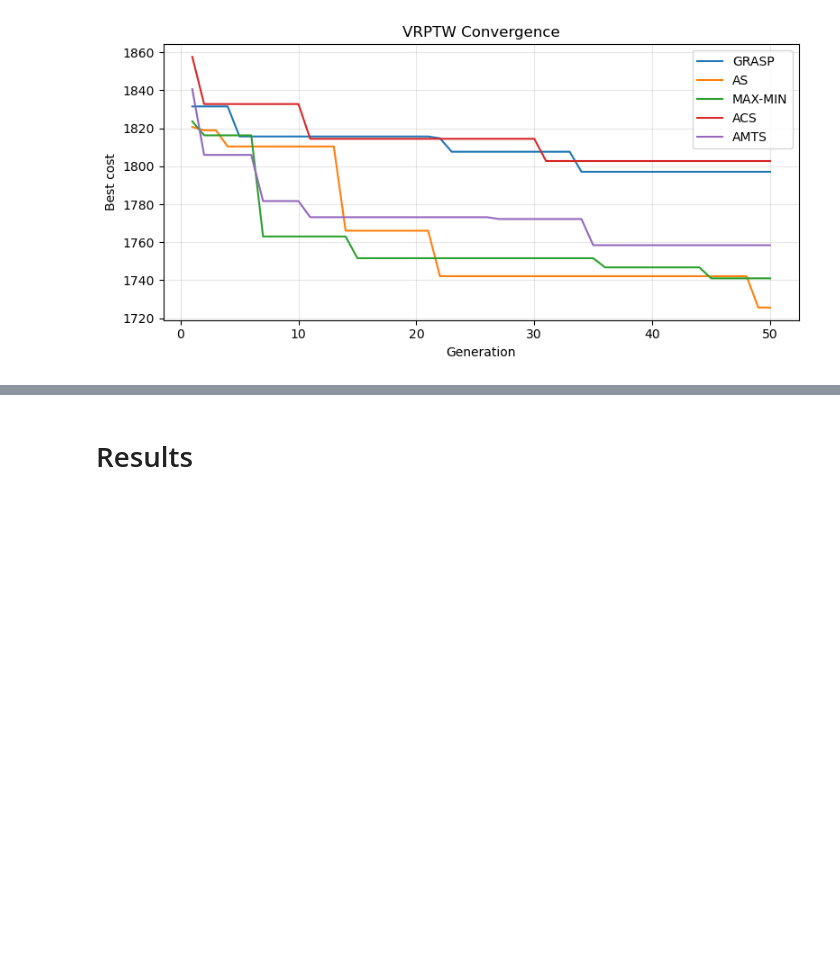
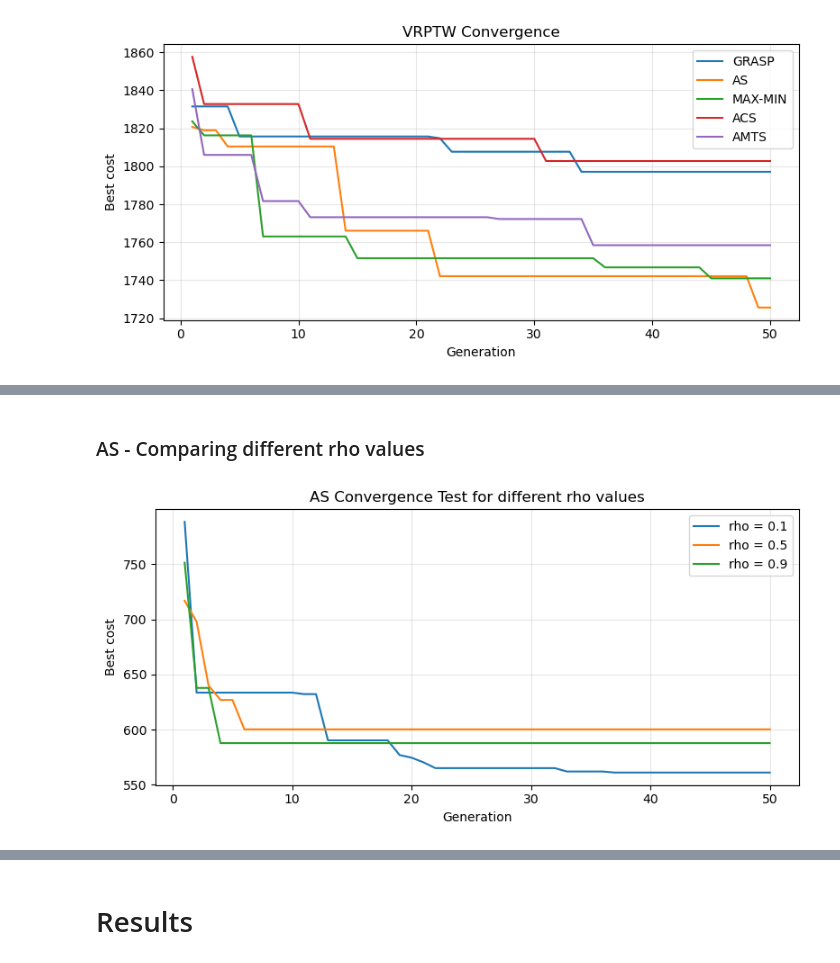
Before and after one commit to giustacchini/iops-aco, a Jupyter notebook: iops-aco-giustacchini-kutny.ipynb, the cells around one changed output, grey strips where cells are left out. Saved outputs shown, nothing was run; the diff lists cells and outputs as text; code cells hidden in the pictures; blank space fills up the shorter version.

```diff
--- a/iops-aco-giustacchini-kutny.ipynb
+++ b/iops-aco-giustacchini-kutny.ipynb
@@ -1337,0 +1439,18 @@ plot_convergence({"GRASP": vrptw_history, "AS": as_vrptw_history, "MAX-MIN": mm_
+# %% [markdown]
+### AS - Comparing different rho values
+# %%
+ant_system_r0p1 = AntSystem(n_ants=20, alpha=2.2, beta=2.2, rho=0.1, criteria=[MaxGenerations(50)])
+ant_system_r0p5 = AntSystem(n_ants=20, alpha=2.2, beta=2.2, rho=0.5, criteria=[MaxGenerations(50)])
+ant_system_r0p9 = AntSystem(n_ants=20, alpha=2.2, beta=2.2, rho=0.9, criteria=[MaxGenerations(50)])
+
+_, _, as_r0p1_cvrp_history = ant_system_r0p1.solve(cvrp_data)
+_, _, as_r0p5_cvrp_history = ant_system_r0p5.solve(cvrp_data)
+_, _, as_r0p9_cvrp_history = ant_system_r0p9.solve(cvrp_data)
+
+plot_convergence({
+    "rho = 0.1": as_r0p1_cvrp_history,
+    "rho = 0.5": as_r0p5_cvrp_history,
+    "rho = 0.9": as_r0p9_cvrp_history,
+    }, "AS Convergence Test for different rho values")
+# %% [output]
+[figure, added]
```
Also changed, not shown: parts of 22 cells of this notebook.
